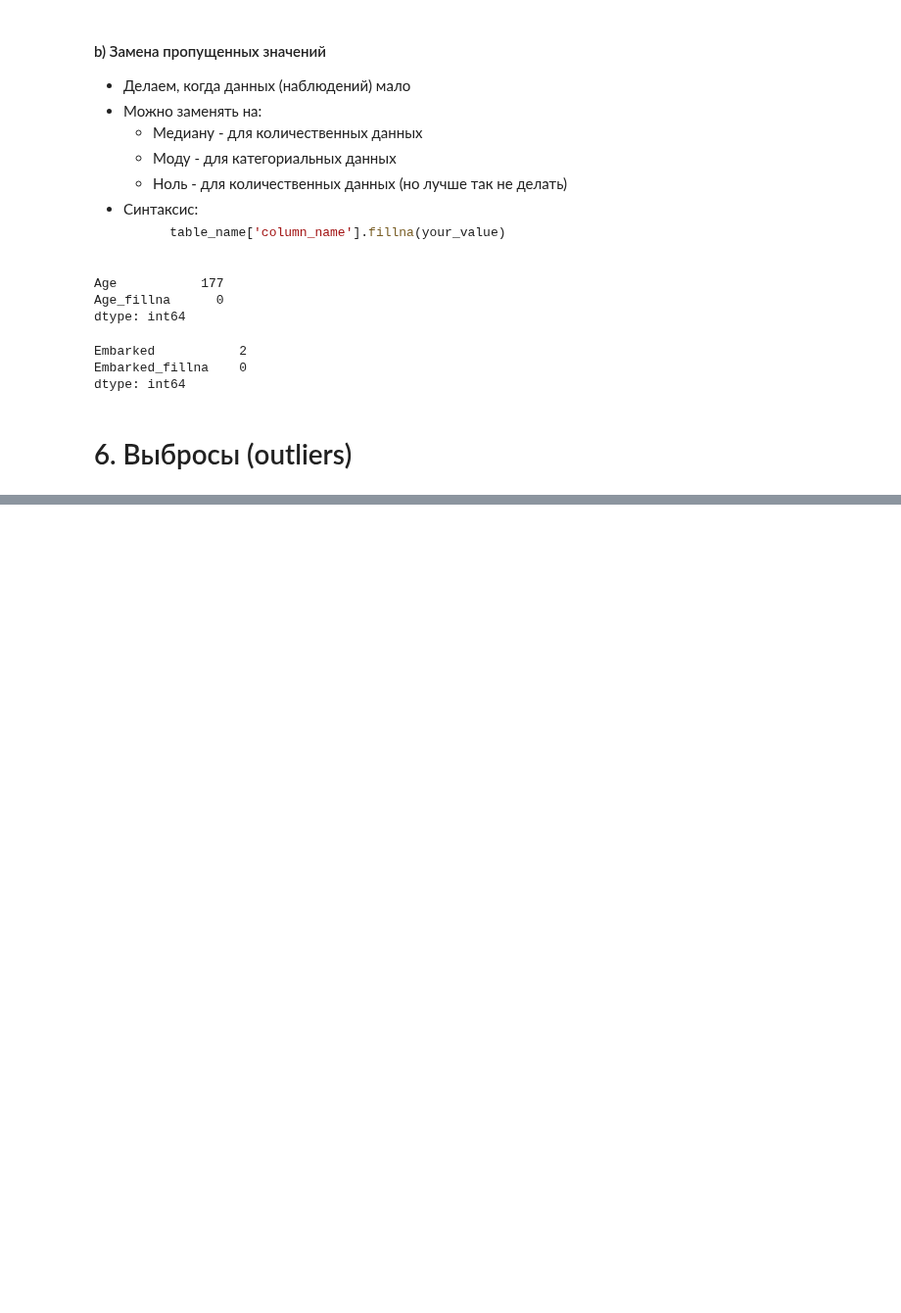
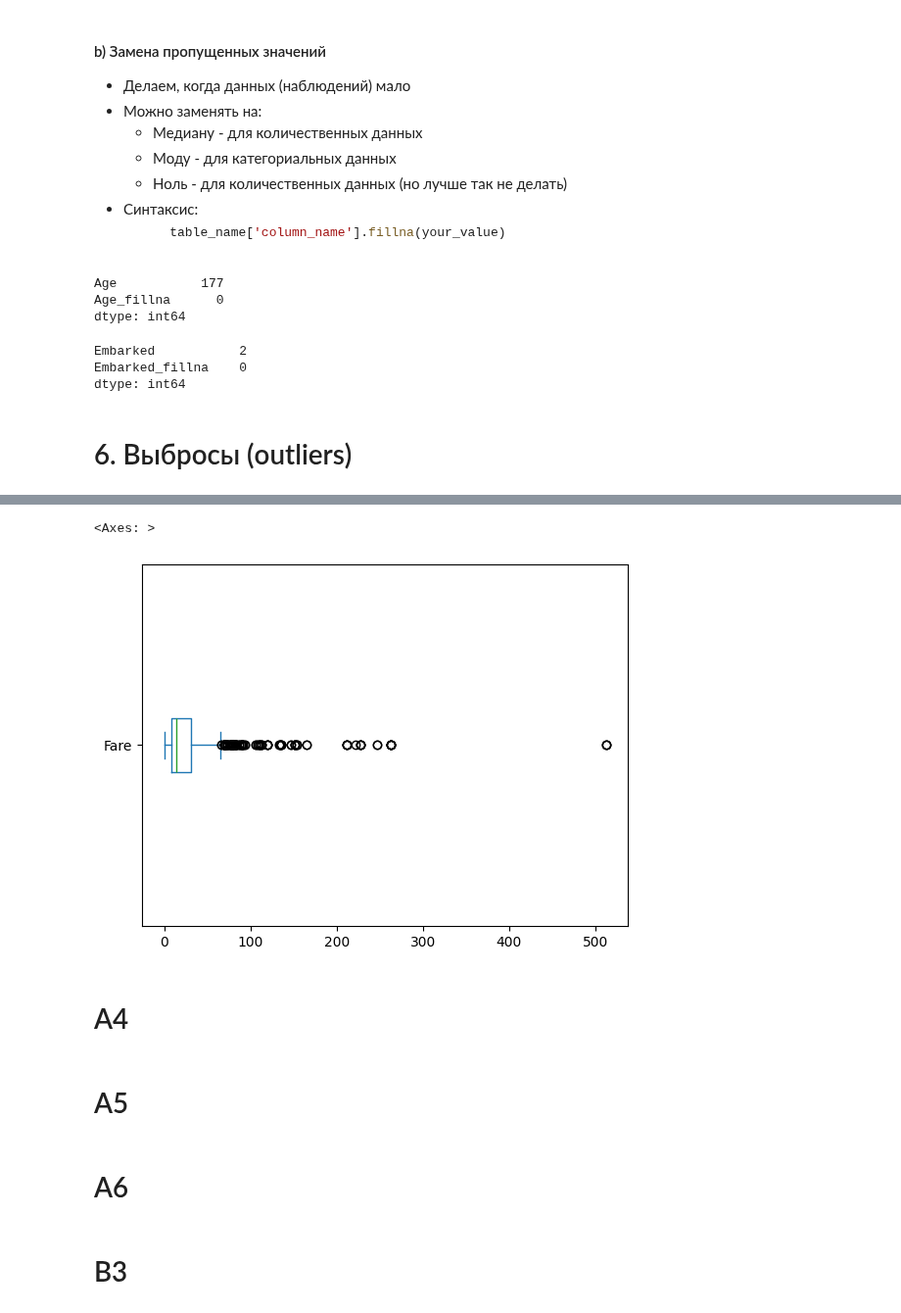
Before and after one commit to ksumarshmallow/Data-Analysis-Media-24, a Jupyter notebook: Seminars/Sem5/Sem5.ipynb, the cells around one changed output, grey strips where cells are left out. Shown at 98% size. Saved outputs shown, nothing was run; the diff lists cells and outputs as text; code cells hidden in the pictures; blank space fills up the shorter version.

```diff
--- a/Seminars/Sem5/Sem5.ipynb
+++ b/Seminars/Sem5/Sem5.ipynb
@@ -592,0 +747,13 @@ dtype: int64
+# %%
+df['Fare'].plot(kind='box', vert=False)
+# %% [output]
+<Axes: >
+[figure, added]
+# %% [markdown]
+# A4
+# %% [markdown]
+# A5
+# %% [markdown]
+# A6
+# %% [markdown]
+# B3
```
Also changed, not shown: parts of 24 cells of this notebook.
